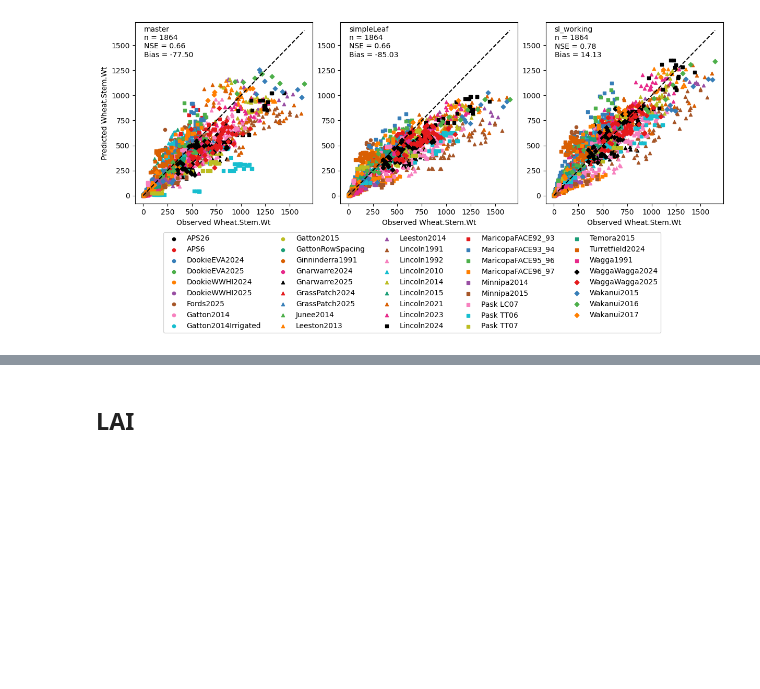
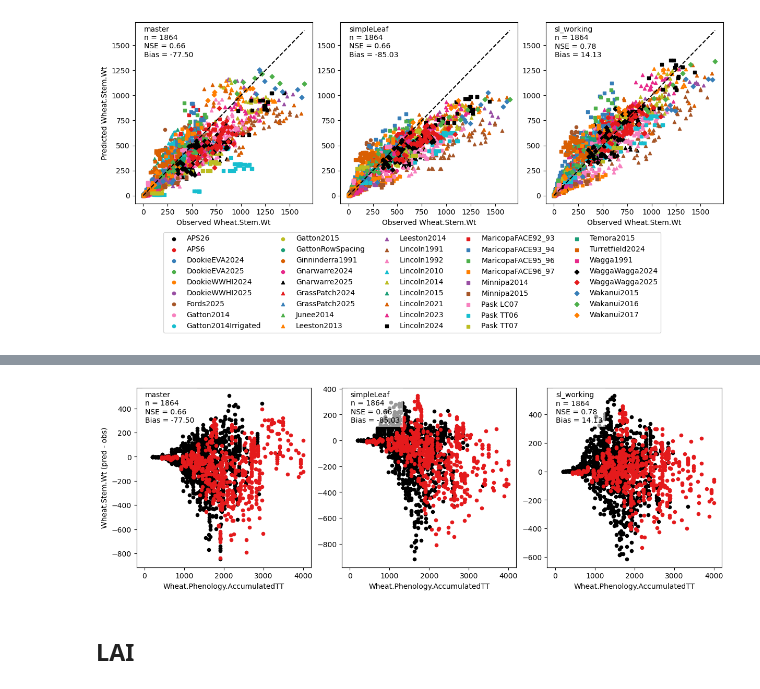
Before and after one commit to HamishBrownPFR/APSIMTools, a Jupyter notebook: Wheat Analysis/TestWheatObsPred.ipynb, the cells around one changed output, grey strips where cells are left out. Saved outputs shown, nothing was run; the diff lists cells and outputs as text; code cells hidden in the pictures; blank space fills up the shorter version.

```diff
--- a/Wheat Analysis/TestWheatObsPred.ipynb
+++ b/Wheat Analysis/TestWheatObsPred.ipynb
@@ -1656,3 +1790,10 @@ plot_obs_pred_by_branch("Wheat.Stem.Wt",demark_by='Experiment',leg=True)
+# %%
+var = 'Wheat.Stem.Wt'
+demark_by = 'DevelopmentType'
+x_var = 'Wheat.Phenology.AccumulatedTT'
+plot_res_by_branch(var=var, x_var=x_var, demark_by=demark_by)
+# %% [output]
+[figure, added]
 # %% [markdown]
 ## LAI
 # %%
```
Also changed, not shown: parts of 30 cells of this notebook, 1 other file.
